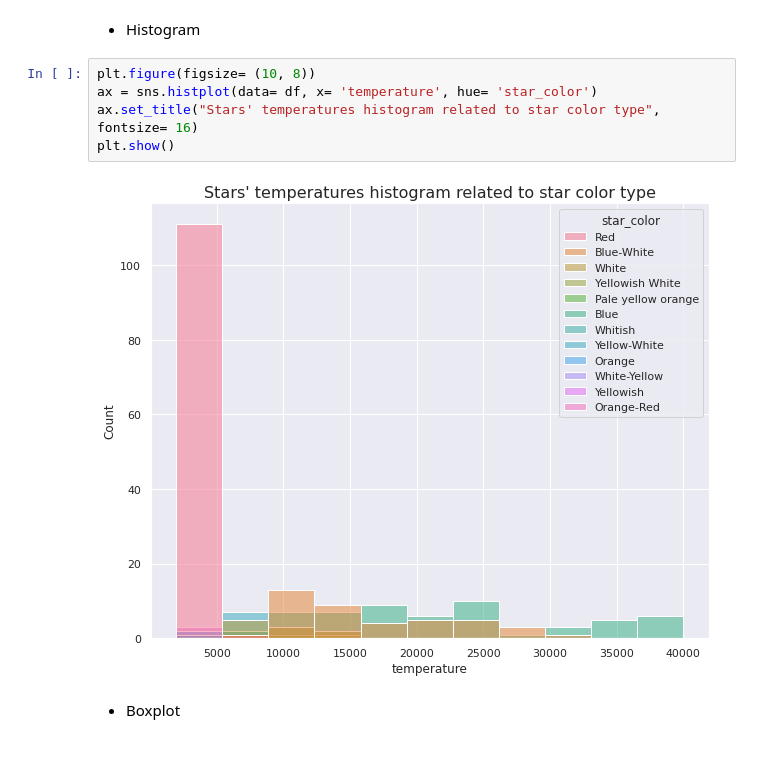
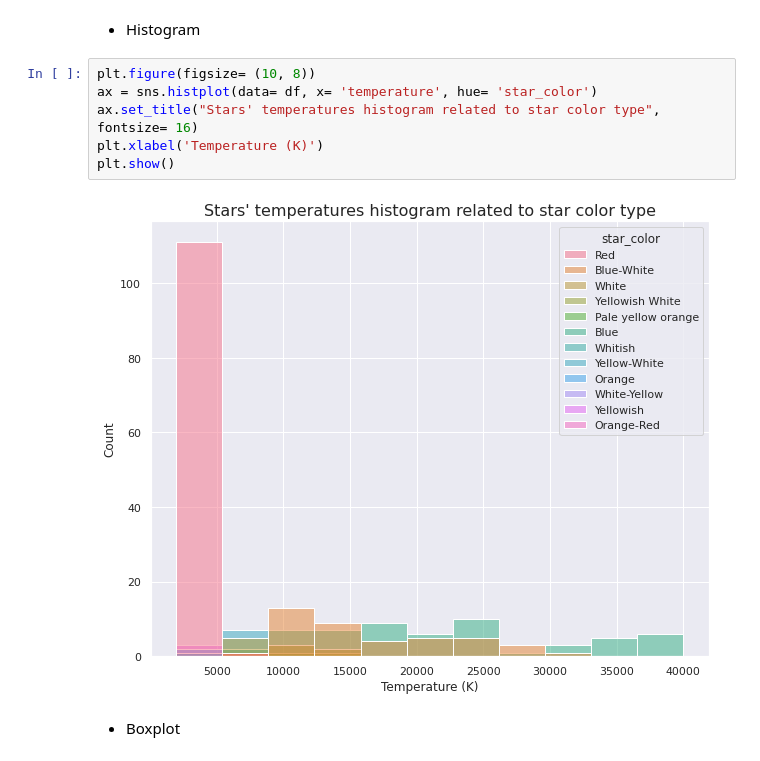
Before and after one commit to DamodaraBarbosa/machine_learning_studies, a Jupyter notebook: Star_type_prediction.ipynb, the cells around one changed output. Saved outputs shown, nothing was run; the diff lists cells and outputs as text.

```diff
--- a/Star_type_prediction.ipynb
+++ b/Star_type_prediction.ipynb
@@ -401,10 +401,11 @@ pd.DataFrame({'Mean': df.groupby('star_color')['temperature'].mean().round(2),
 # %%
 plt.figure(figsize= (10, 8))
 ax = sns.histplot(data= df, x= 'temperature', hue= 'star_color')
 ax.set_title("Stars' temperatures histogram related to star color type", fontsize= 16)
+plt.xlabel('Temperature (K)')
 plt.show()
 # %% [output]
-[figure, old version]
+[figure, new version]
 # %% [markdown]
 * Boxplot
 # %%
```
Also changed, not shown: parts of 3 cells of this notebook.
